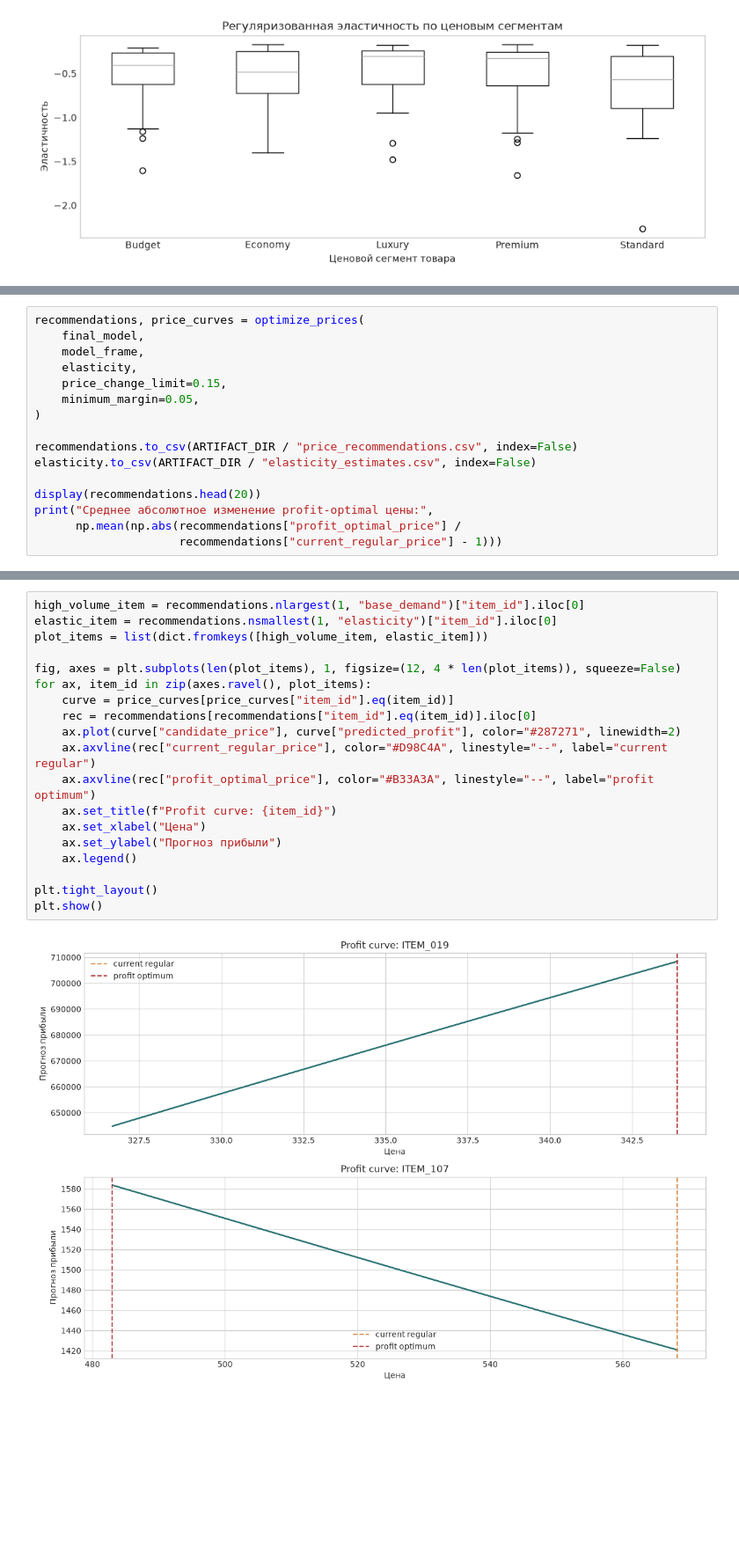
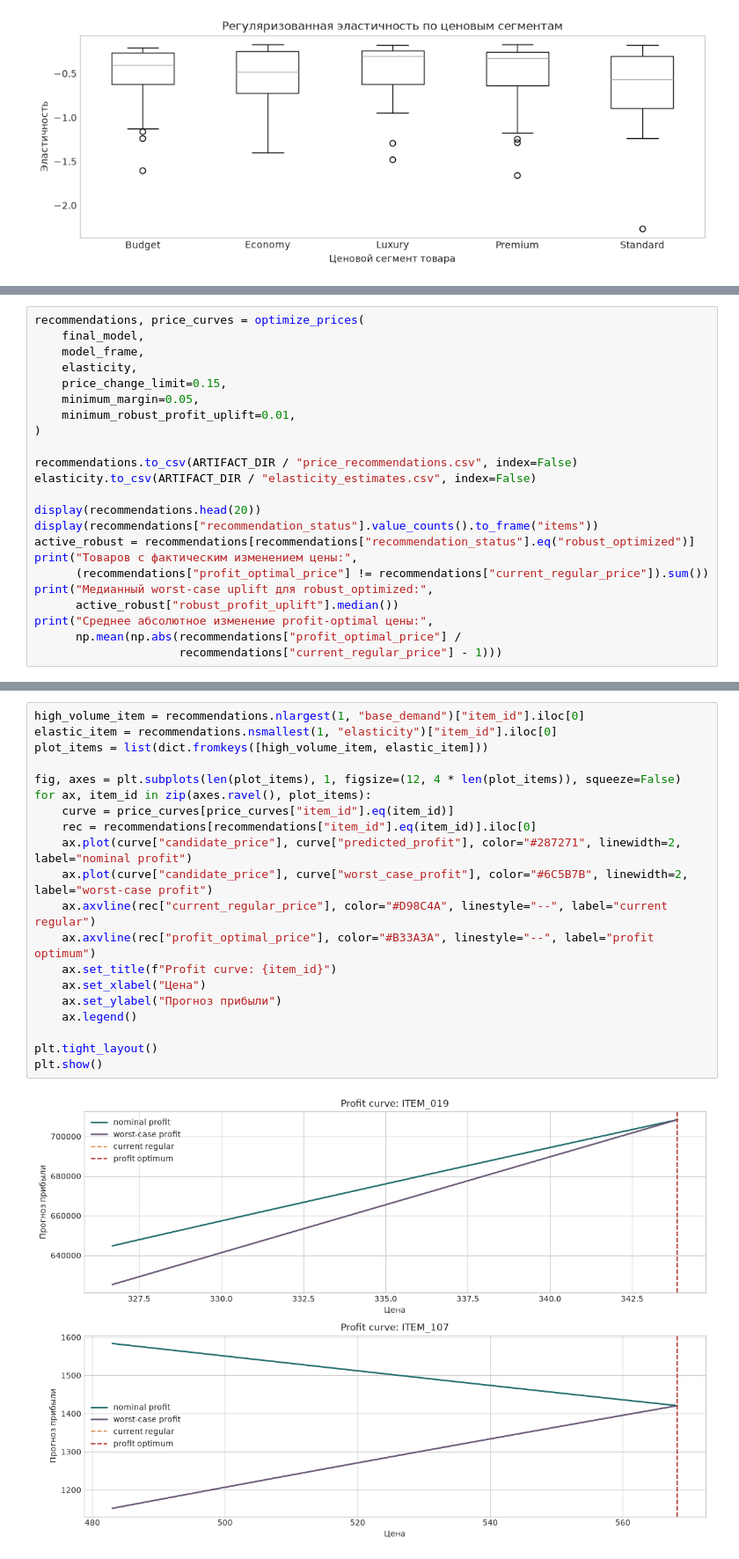
Before and after one commit to hoshizora54/ozon-tech-test, a Jupyter notebook: Middle_MLE_HW.ipynb, the cells around one changed output, grey strips where cells are left out. Shown at 88% size. Cells and saved outputs as stored; diff of their text form; blank space fills up the shorter version.

Commit message:
Add robust profit optimization guardrails

```diff
--- a/Middle_MLE_HW.ipynb
+++ b/Middle_MLE_HW.ipynb
@@ -399,12 +401,19 @@ recommendations, price_curves = optimize_prices(
     elasticity,
     price_change_limit=0.15,
     minimum_margin=0.05,
+    minimum_robust_profit_uplift=0.01,
 )
 
 recommendations.to_csv(ARTIFACT_DIR / "price_recommendations.csv", index=False)
 elasticity.to_csv(ARTIFACT_DIR / "elasticity_estimates.csv", index=False)
 
 display(recommendations.head(20))
+display(recommendations["recommendation_status"].value_counts().to_frame("items"))
+active_robust = recommendations[recommendations["recommendation_status"].eq("robust_optimized")]
+print("Товаров с фактическим изменением цены:",
+      (recommendations["profit_optimal_price"] != recommendations["current_regular_price"]).sum())
+print("Медианный worst-case uplift для robust_optimized:",
+      active_robust["robust_profit_uplift"].median())
 print("Среднее абсолютное изменение profit-optimal цены:",
       np.mean(np.abs(recommendations["profit_optimal_price"] /
                      recommendations["current_regular_price"] - 1)))
@@ -430,24 +449,25 @@ print("Среднее абсолютное изменение profit-optimal ц
 # %%
 high_volume_item = recommendations.nlargest(1, "base_demand")["item_id"].iloc[0]
 elastic_item = recommendations.nsmallest(1, "elasticity")["item_id"].iloc[0]
 plot_items = list(dict.fromkeys([high_volume_item, elastic_item]))
 
 fig, axes = plt.subplots(len(plot_items), 1, figsize=(12, 4 * len(plot_items)), squeeze=False)
 for ax, item_id in zip(axes.ravel(), plot_items):
     curve = price_curves[price_curves["item_id"].eq(item_id)]
     rec = recommendations[recommendations["item_id"].eq(item_id)].iloc[0]
-    ax.plot(curve["candidate_price"], curve["predicted_profit"], color="#287271", linewidth=2)
+    ax.plot(curve["candidate_price"], curve["predicted_profit"], color="#287271", linewidth=2, label="nominal profit")
+    ax.plot(curve["candidate_price"], curve["worst_case_profit"], color="#6C5B7B", linewidth=2, label="worst-case profit")
     ax.axvline(rec["current_regular_price"], color="#D98C4A", linestyle="--", label="current regular")
     ax.axvline(rec["profit_optimal_price"], color="#B33A3A", linestyle="--", label="profit optimum")
     ax.set_title(f"Profit curve: {item_id}")
     ax.set_xlabel("Цена")
     ax.set_ylabel("Прогноз прибыли")
     ax.legend()
 
 plt.tight_layout()
 plt.show()
 # %% [output]
-[figure, old version]
+[figure, new version]
 # %% [markdown]
 ## Выводы и production-план
 
```
Also changed, not shown: parts of 3 cells of this notebook, 2 other files.
